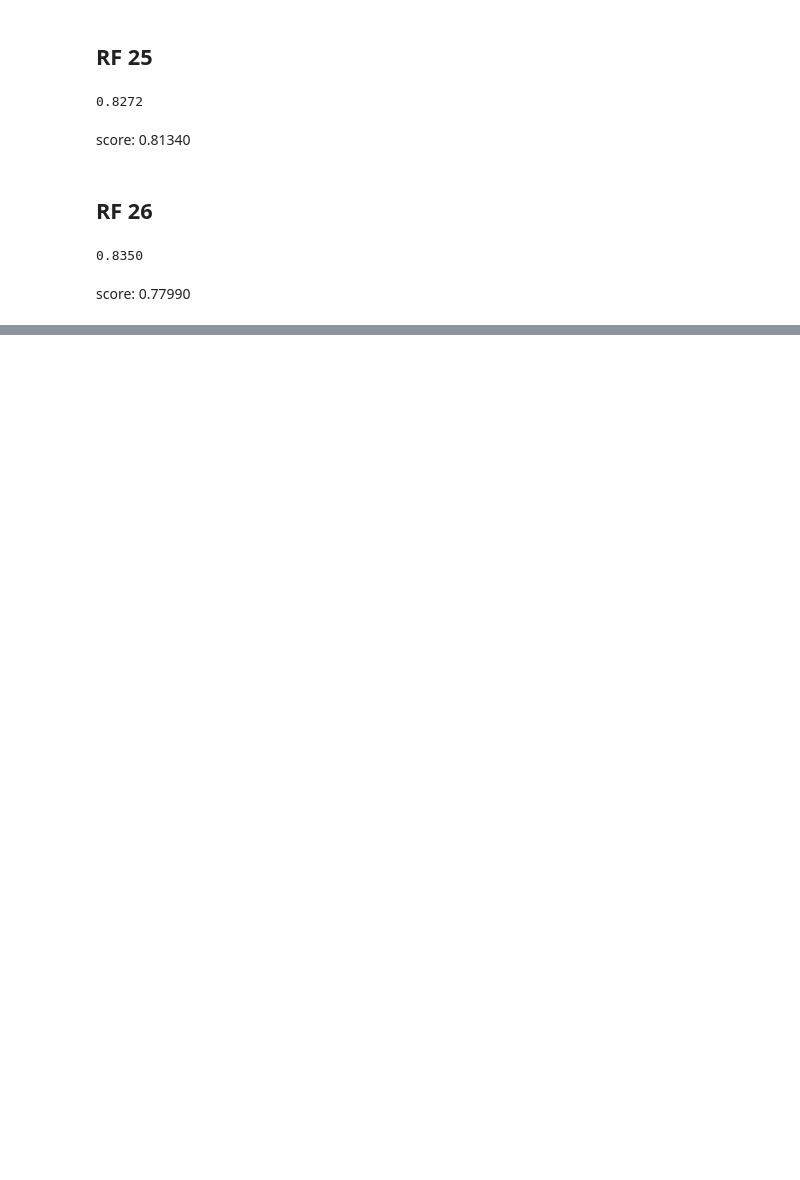
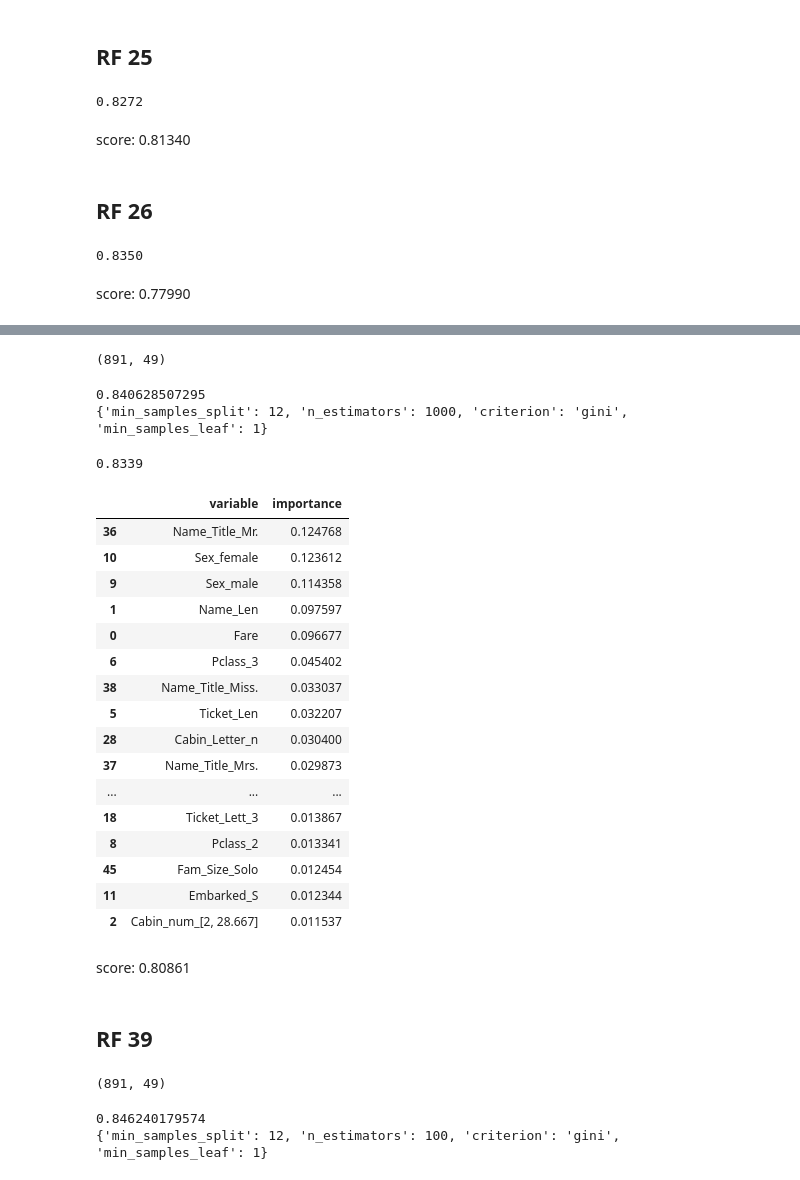
Before and after one commit to zlatankr/Projects, a Jupyter notebook: Titanic/random_forest.ipynb, the cells around one changed output, grey strips where cells are left out. Saved outputs shown, nothing was run; the diff lists cells and outputs as text; code cells hidden in the pictures; blank space fills up the shorter version.

```diff
--- a/Titanic/random_forest.ipynb
+++ b/Titanic/random_forest.ipynb
@@ -605,0 +945,25 @@ score: 0.77990
+# %%
+train = pd.read_csv(os.path.join('data', 'train.csv'))
+test = pd.read_csv(os.path.join('data', 'test.csv'))
+train, test = feature_process_helper.names(train, test)
+#train, test = feature_process_helper.age_impute(train, test)
+del train['Age']
+del test['Age']
+train, test = feature_process_helper.cabin_num(train, test)
+train, test = feature_process_helper.cabin(train, test)
+train, test = feature_process_helper.embarked_impute(train, test)
+train, test = feature_process_helper.fam_size(train, test)
+train['Ticket_Len'] = train['Ticket'].apply(lambda x: len(x))
+test['Ticket_Len'] = test['Ticket'].apply(lambda x: len(x))
+train['Ticket_Lett'] = train['Ticket'].apply(lambda x: str(x)[0])
+test['Ticket_Lett'] = test['Ticket'].apply(lambda x: str(x)[0])
+#train, test = feature_process_helper.ticket_grouped(train, test)
+#train, test = feature_process_helper.titles_grouped(train, test)
+test['Fare'].fillna(train['Fare'].mean(), inplace = True)
+train, test = feature_process_helper.dummies(train, test, columns = ['Pclass', 'Sex', 'Embarked', 'Ticket_Lett',
+                                                                     'Cabin_Letter', 'Name_Title', 'Fam_Size'])
+train, test = feature_process_helper.drop(train, test, bye = ['Ticket'])
+# %%
+np.shape(train)
+# %% [output]
+(891, 49)
@@ -605,0 +988,41 @@ score: 0.77990
+# %%
+print(gs.best_score_)
+print(gs.best_params_)
+# %% [output]
+0.840628507295
+{'min_samples_split': 12, 'n_estimators': 1000, 'criterion': 'gini', 'min_samples_leaf': 1}
+# %%
+rf = RandomForestClassifier(criterion='gini',
+                             n_estimators=1000,
+                             min_samples_split=12,
+                             min_samples_leaf=1,
+                             max_features='auto',
+                             oob_score=True,
+                             random_state=1,
+                             n_jobs=-1)
+rf.fit(train.iloc[:, 2:], train.iloc[:, 1])
+print "%.4f" % rf.oob_score_
+# %% [output]
+0.8339
+# %%
+pd.concat((pd.DataFrame(train.iloc[:, 2:].columns, columns = ['variable']),
+           pd.DataFrame(rf.feature_importances_, columns = ['importance'])),
+          axis = 1).sort_values(by='importance', ascending = False)[:20]
+# %% [output]
+|  | variable | importance |
+| 36 | Name_Title_Mr. | 0.124768 |
+| 10 | Sex_female | 0.123612 |
+| 9 | Sex_male | 0.114358 |
+| 1 | Name_Len | 0.097597 |
+| 0 | Fare | 0.096677 |
+| 6 | Pclass_3 | 0.045402 |
+| 38 | Name_Title_Miss. | 0.033037 |
+| 5 | Ticket_Len | 0.032207 |
+| 28 | Cabin_Letter_n | 0.030400 |
+| 37 | Name_Title_Mrs. | 0.029873 |
+| ... | ... | ... |
+| 18 | Ticket_Lett_3 | 0.013867 |
+| 8 | Pclass_2 | 0.013341 |
+| 45 | Fam_Size_Solo | 0.012454 |
+| 11 | Embarked_S | 0.012344 |
+| 2 | Cabin_num_[2, 28.667] | 0.011537 |
@@ -605,0 +1034,4 @@ score: 0.77990
+# %% [markdown]
+score: 0.80861
+# %% [markdown]
+## RF 39
@@ -605,0 +1059,4 @@ score: 0.77990
+# %%
+np.shape(train)
+# %% [output]
+(891, 49)
@@ -605,0 +1081,6 @@ score: 0.77990
+# %%
+print(gs.best_score_)
+print(gs.best_params_)
+# %% [output]
+0.846240179574
+{'min_samples_split': 12, 'n_estimators': 100, 'criterion': 'gini', 'min_samples_leaf': 1}
```
Also changed, not shown: parts of 153 cells of this notebook, 29 other files.
